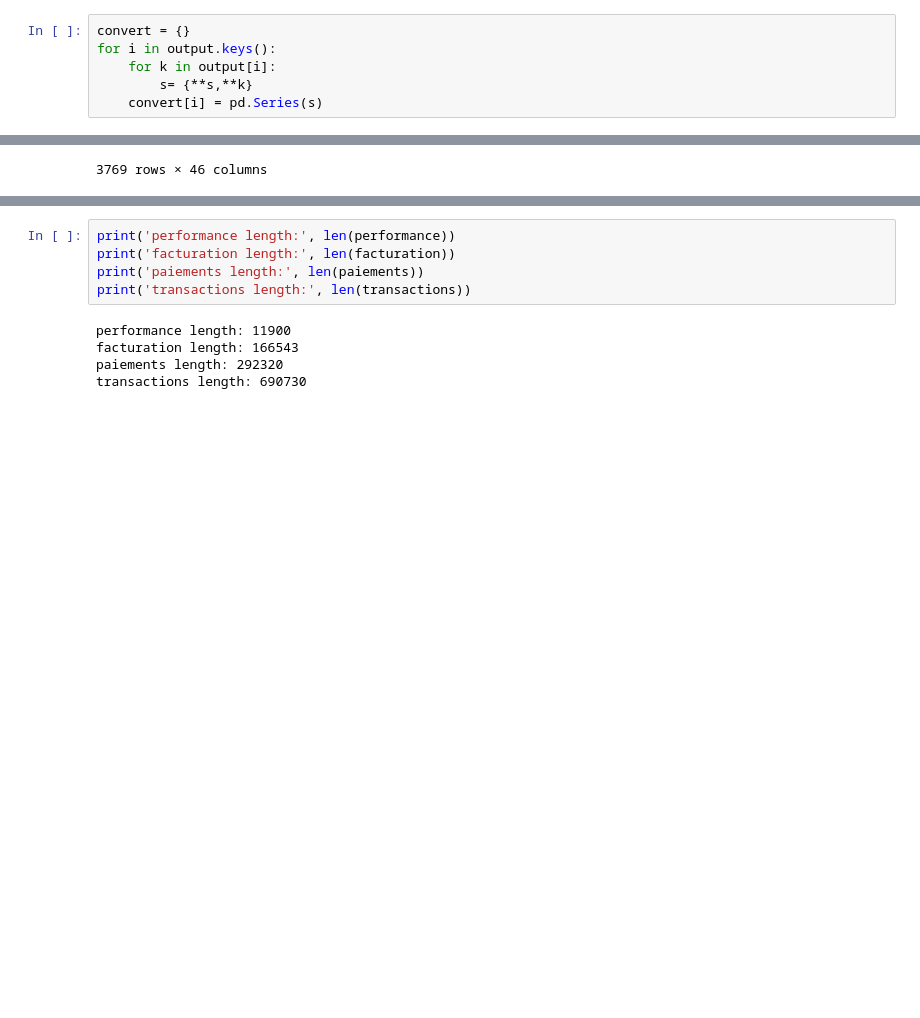
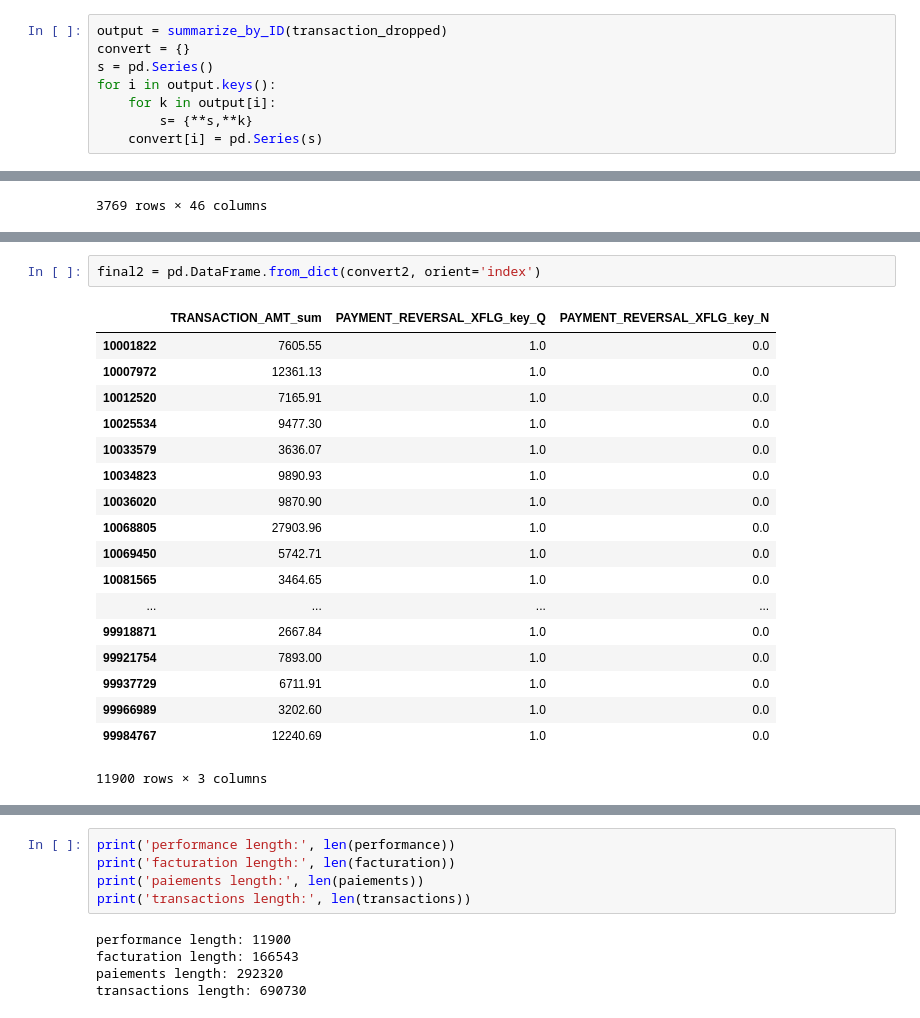
Before and after one commit to larryshamalama/DataCup18, a Jupyter notebook: Untitled (2).ipynb, the cells around one changed output, grey strips where cells are left out. Drawn from its saved outputs; the diff is of its cells as text; blank space fills up the shorter version.

```diff
--- a/Untitled (2).ipynb
+++ b/Untitled (2).ipynb
@@ -137,5 +113,7 @@ conversion
 # %%
+output = summarize_by_ID(transaction_dropped)
 convert = {}
+s = pd.Series()
 for i in output.keys():
     for k in output[i]:
         s= {**s,**k}
@@ -164,0 +184,21 @@ final
+# %%
+final2 = pd.DataFrame.from_dict(convert2, orient='index')
+# %% [output]
+|  | TRANSACTION_AMT_sum | PAYMENT_REVERSAL_XFLG_key_Q | PAYMENT_REVERSAL_XFLG_key_N |
+| 10001822 | 7605.55 | 1.0 | 0.0 |
+| 10007972 | 12361.13 | 1.0 | 0.0 |
+| 10012520 | 7165.91 | 1.0 | 0.0 |
+| 10025534 | 9477.30 | 1.0 | 0.0 |
+| 10033579 | 3636.07 | 1.0 | 0.0 |
+| 10034823 | 9890.93 | 1.0 | 0.0 |
+| 10036020 | 9870.90 | 1.0 | 0.0 |
+| 10068805 | 27903.96 | 1.0 | 0.0 |
+| 10069450 | 5742.71 | 1.0 | 0.0 |
+| 10081565 | 3464.65 | 1.0 | 0.0 |
+| ... | ... | ... | ... |
+| 99918871 | 2667.84 | 1.0 | 0.0 |
+| 99921754 | 7893.00 | 1.0 | 0.0 |
+| 99937729 | 6711.91 | 1.0 | 0.0 |
+| 99966989 | 3202.60 | 1.0 | 0.0 |
+| 99984767 | 12240.69 | 1.0 | 0.0 |
+11900 rows × 3 columns
```
Also changed, not shown: parts of 13 cells of this notebook.
